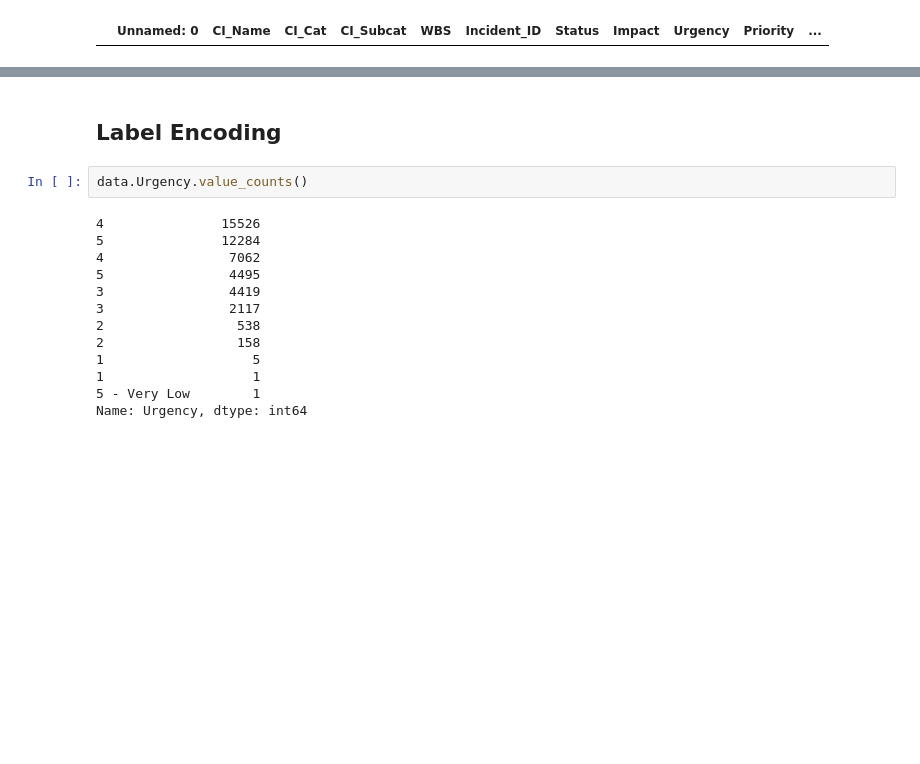
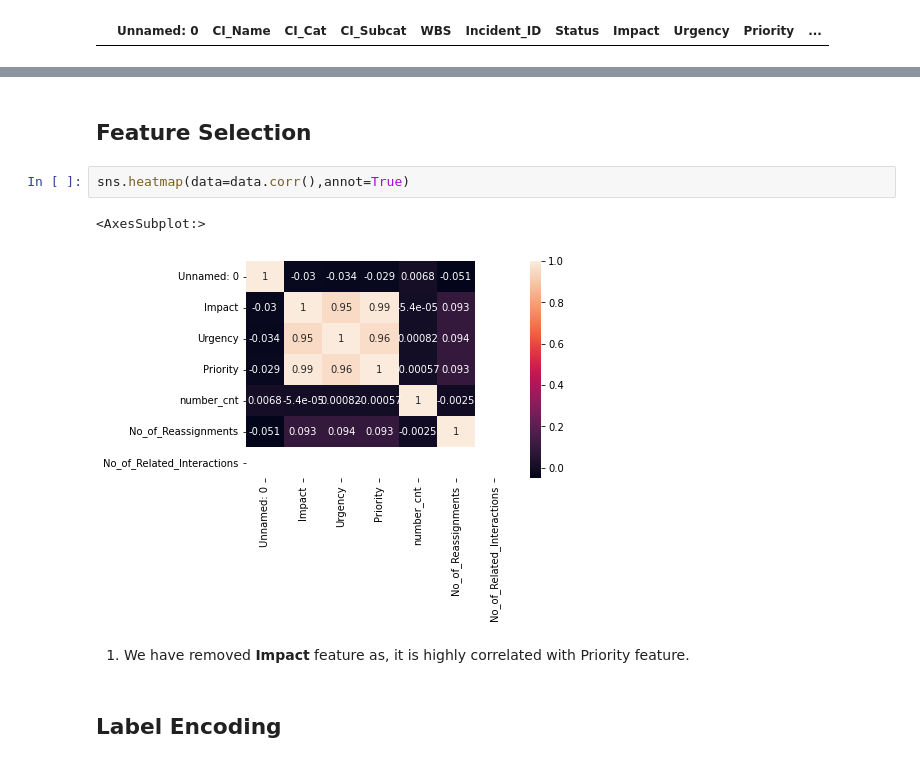
Before and after one commit to Abhi311509/ABC-Tech, a Jupyter notebook: ABC_Tech.ipynb, the cells around one changed output, grey strips where cells are left out. Drawn from its saved outputs; the diff is of its cells as text; blank space fills up the shorter version.

```diff
--- a/ABC_Tech.ipynb
+++ b/ABC_Tech.ipynb
@@ -528,18 +579,12 @@ data
 46606 rows × 22 columns
+# %% [markdown]
+## Feature Selection
+# %%
+sns.heatmap(data=data.corr(),annot=True)
+# %% [output]
+<AxesSubplot:>
+[figure, added]
+# %% [markdown]
+1. We have removed **Impact** feature as, it is highly correlated with Priority feature.
 # %% [markdown]
 ## **Label Encoding**
-# %%
-data.Urgency.value_counts()
-# %% [output]
-4               15526
-5               12284
-4                7062
-5                4495
-3                4419
-3                2117
-2                 538
-2                 158
-1                   5
-1                   1
-5 - Very Low        1
-Name: Urgency, dtype: int64
```
Also changed, not shown: parts of 42 cells of this notebook.
